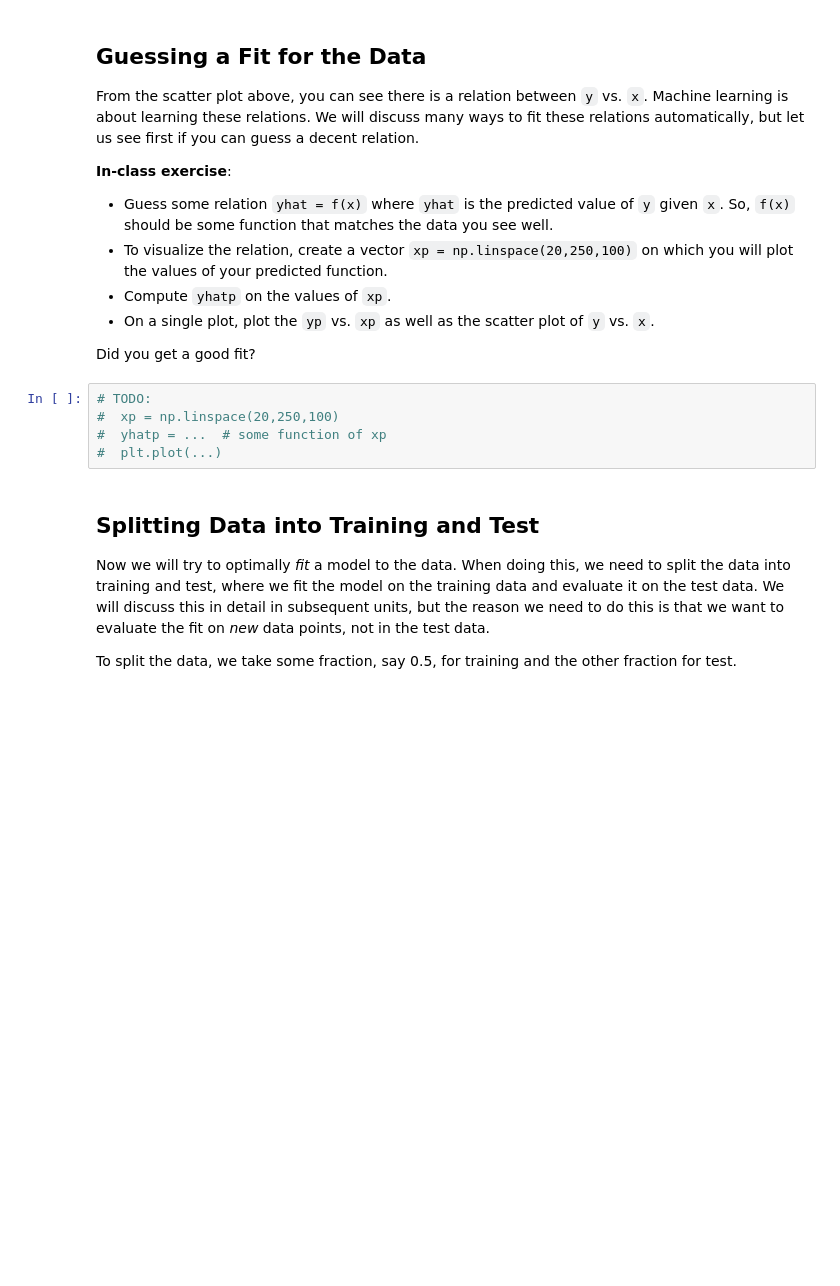
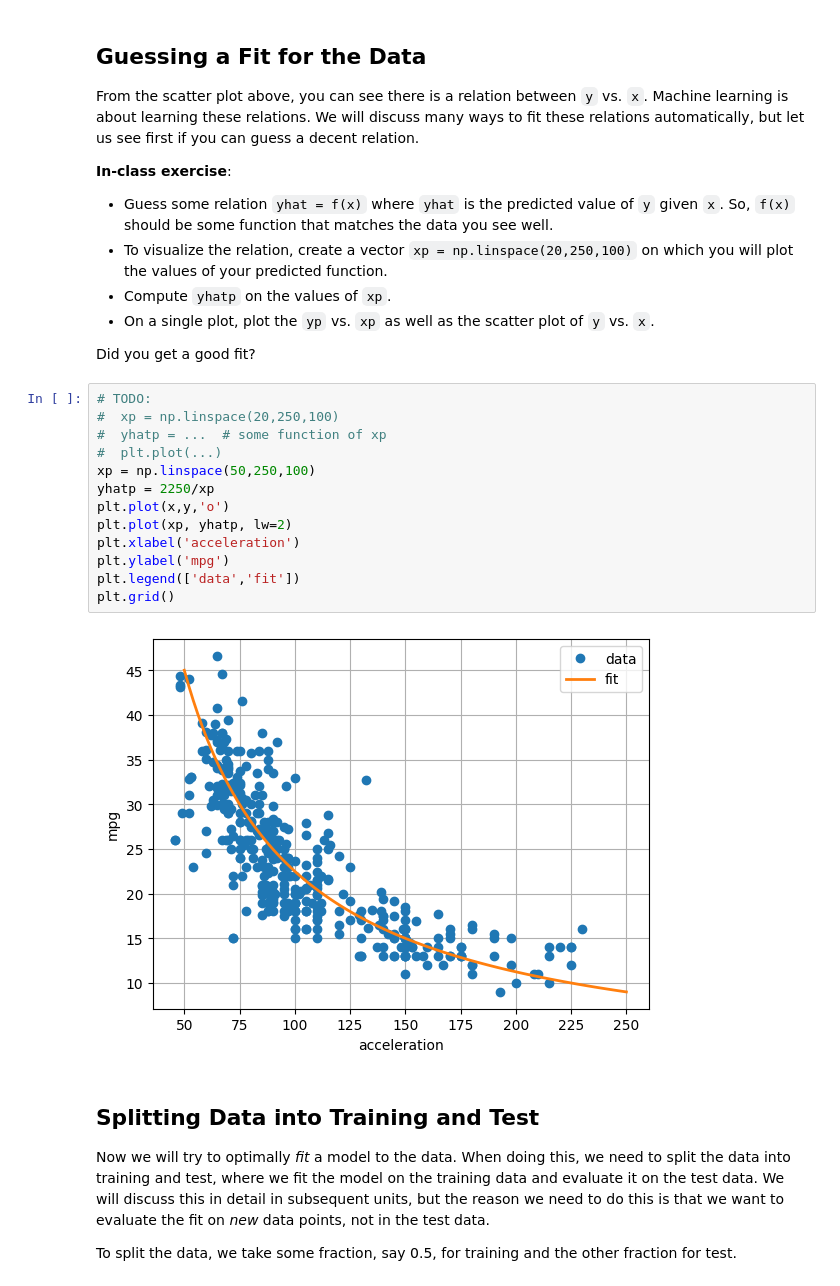
Before and after one commit to MYRONZHWENG/introml, a Jupyter notebook: unit02_simp_lin_reg/demo_auto_mpg.ipynb, the cells around one changed output. Drawn from its saved outputs; the diff is of its cells as text; blank space fills up the shorter version.

```diff
--- a/unit02_simp_lin_reg/demo_auto_mpg.ipynb
+++ b/unit02_simp_lin_reg/demo_auto_mpg.ipynb
@@ -278,8 +320,18 @@ Did you get a good fit?
 # %%
 # TODO:
 #  xp = np.linspace(20,250,100)
 #  yhatp = ...  # some function of xp
 #  plt.plot(...)
+xp = np.linspace(50,250,100)
+yhatp = 2250/xp
+plt.plot(x,y,'o')
+plt.plot(xp, yhatp, lw=2)
+plt.xlabel('acceleration')
+plt.ylabel('mpg')
+plt.legend(['data','fit'])
+plt.grid()
+# %% [output]
+[figure, added]
 # %% [markdown]
 ## Splitting Data into Training and Test
 
```
Also changed, not shown: parts of 34 cells of this notebook.
